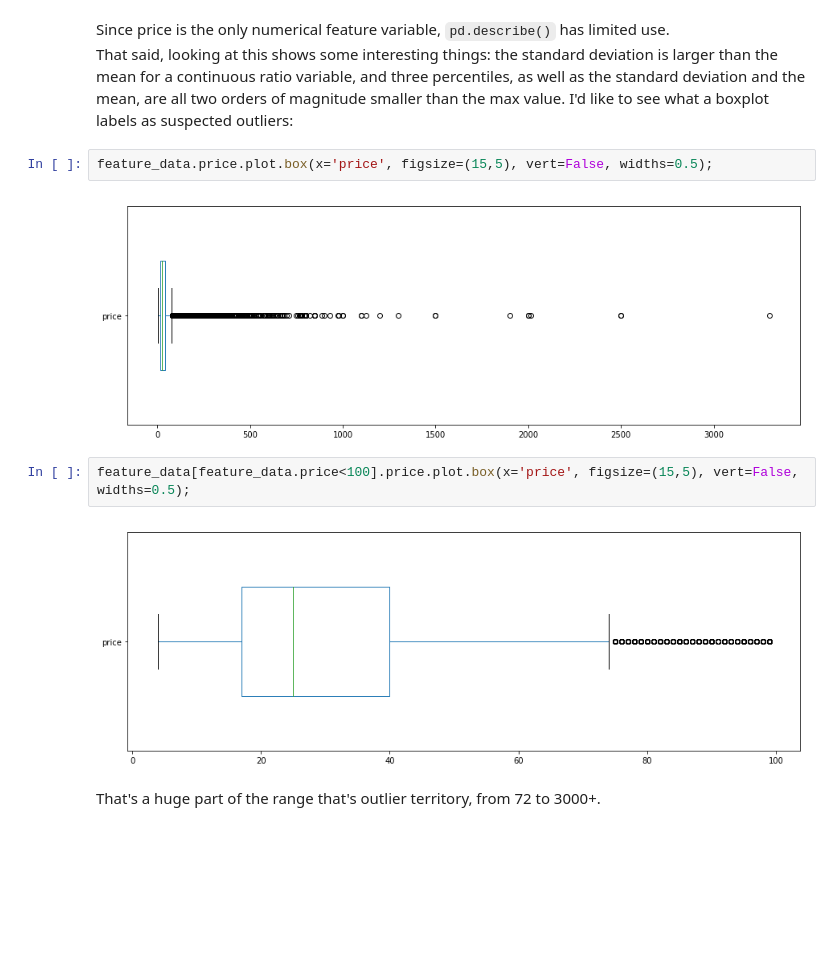
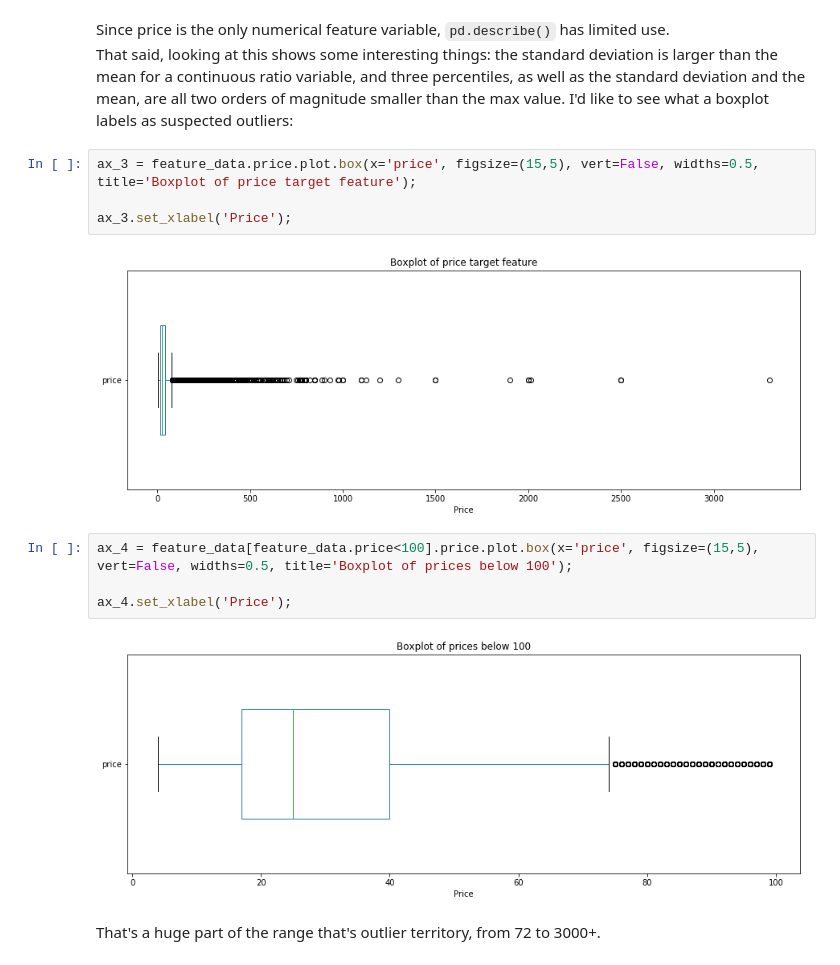
Before and after one commit to chorhatarahuduketuri/Wine-reviews, a Jupyter notebook: code/Wine Reviews EDA.ipynb, the cells around one changed output. Cells and saved outputs as stored; diff of their text form; blank space fills up the shorter version.

```diff
--- a/code/Wine Reviews EDA.ipynb
+++ b/code/Wine Reviews EDA.ipynb
@@ -233,13 +238,17 @@ feature_data.describe()
 Since price is the only numerical feature variable, `pd.describe()` has limited use.
 That said, looking at this shows some interesting things: the standard deviation is larger than the mean for a continuous ratio variable, and three percentiles, as well as the standard deviation and the mean, are all two orders of magnitude smaller than the max value. I'd like to see what a boxplot labels as suspected outliers:
 # %%
-feature_data.price.plot.box(x='price', figsize=(15,5), vert=False, widths=0.5);
+ax_3 = feature_data.price.plot.box(x='price', figsize=(15,5), vert=False, widths=0.5, title='Boxplot of price target feature');
+
+ax_3.set_xlabel('Price');
 # %% [output]
-[figure, old version]
+[figure, new version]
 # %%
-feature_data[feature_data.price<100].price.plot.box(x='price', figsize=(15,5), vert=False, widths=0.5);
+ax_4 = feature_data[feature_data.price<100].price.plot.box(x='price', figsize=(15,5), vert=False, widths=0.5, title='Boxplot of prices below 100');
+
+ax_4.set_xlabel('Price');
 # %% [output]
-[figure, old version]
+[figure, new version]
 # %% [markdown]
 That's a huge part of the range that's outlier territory, from 72 to 3000+.
 # %%
```
Also changed, not shown: parts of 16 cells of this notebook.
